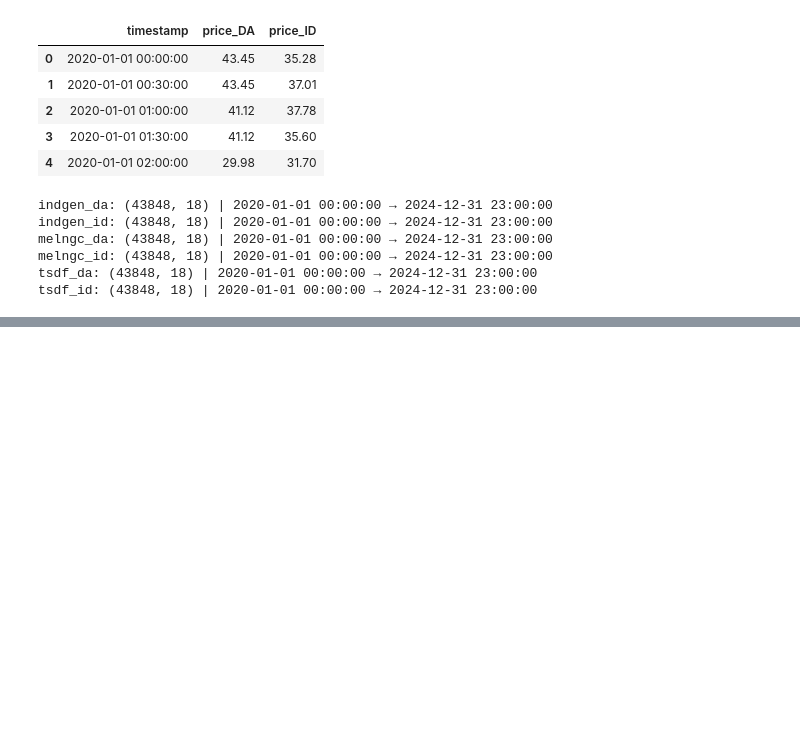
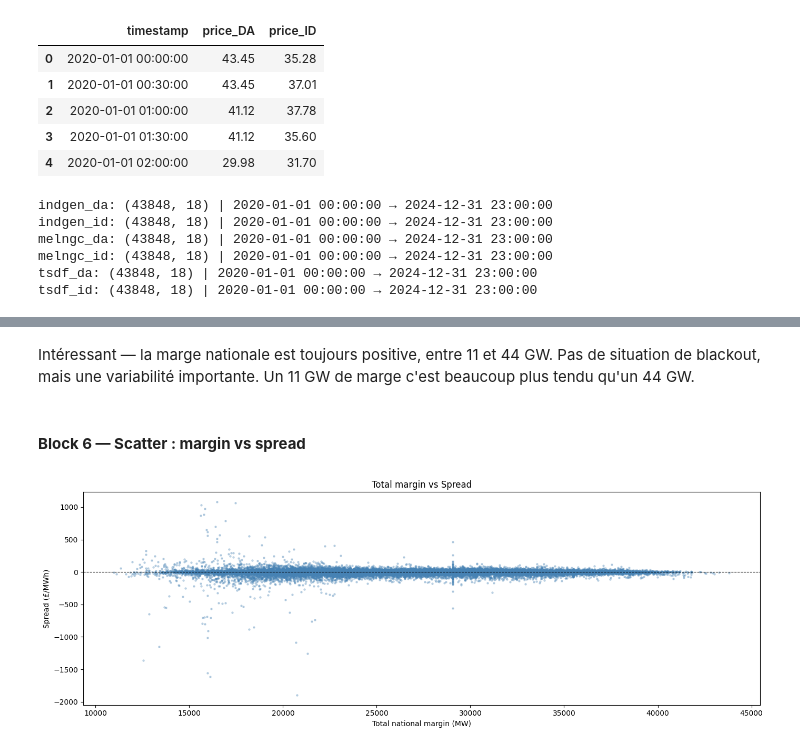
Before and after one commit to axelcohen75/gb-power-forecasting-suite, a Jupyter notebook: Engie-Exercise.ipynb, the cells around one changed output, grey strips where cells are left out. Saved outputs shown, nothing was run; the diff lists cells and outputs as text; code cells hidden in the pictures; blank space fills up the shorter version.

```diff
--- a/Engie-Exercise.ipynb
+++ b/Engie-Exercise.ipynb
@@ -71,0 +113,12 @@ tsdf_id: (43848, 18) | 2020-01-01 00:00:00 → 2024-12-31 23:00:00
+# %%
+# Merge everything into one dataframe
+
+# Start from the hourly prices as the base
+df = prices_hourly.copy() # copy évite de modifier prices_hourly par accident quand on va ajouter des colonnes dessus
+
+# Merge feature files one by one
+for name, feature_df in dfs.items():
+    df = df.merge(feature_df, on='timestamp', how='inner')
+
+print(f"Final shape : {df.shape}")
+df.head()
@@ -71,0 +320,6 @@ tsdf_id: (43848, 18) | 2020-01-01 00:00:00 → 2024-12-31 23:00:00
+# %%
+# Sum all MELNGC_ID zone columns to get total national margin
+melngc_cols = [c for c in df.columns if c.startswith('melngc_id_')]
+df['total_margin'] = df[melngc_cols].sum(axis=1)
+
+print(df['total_margin'].describe())
@@ -71,0 +336,19 @@ tsdf_id: (43848, 18) | 2020-01-01 00:00:00 → 2024-12-31 23:00:00
+# %% [markdown]
+Intéressant — la marge nationale est toujours positive, entre 11 et 44 GW. Pas de situation de blackout, mais une variabilité importante. Un 11 GW de marge c'est beaucoup plus tendu qu'un 44 GW.
+# %% [markdown]
+#### **Block 6 — Scatter : margin vs spread**
+# %%
+fig, ax = plt.subplots()
+
+ax.scatter(df['total_margin'], df['spread'],
+           alpha=0.3, s=5, color='steelblue')
+
+ax.axhline(0, color='black', linewidth=0.8, linestyle='--')
+ax.set_title('Total margin vs Spread')
+ax.set_xlabel('Total national margin (MW)')
+ax.set_ylabel('Spread (£/MWh)')
+
+plt.tight_layout()
+plt.show()
+# %% [output]
+[figure, added]
```
Also changed, not shown: parts of 87 cells of this notebook.
